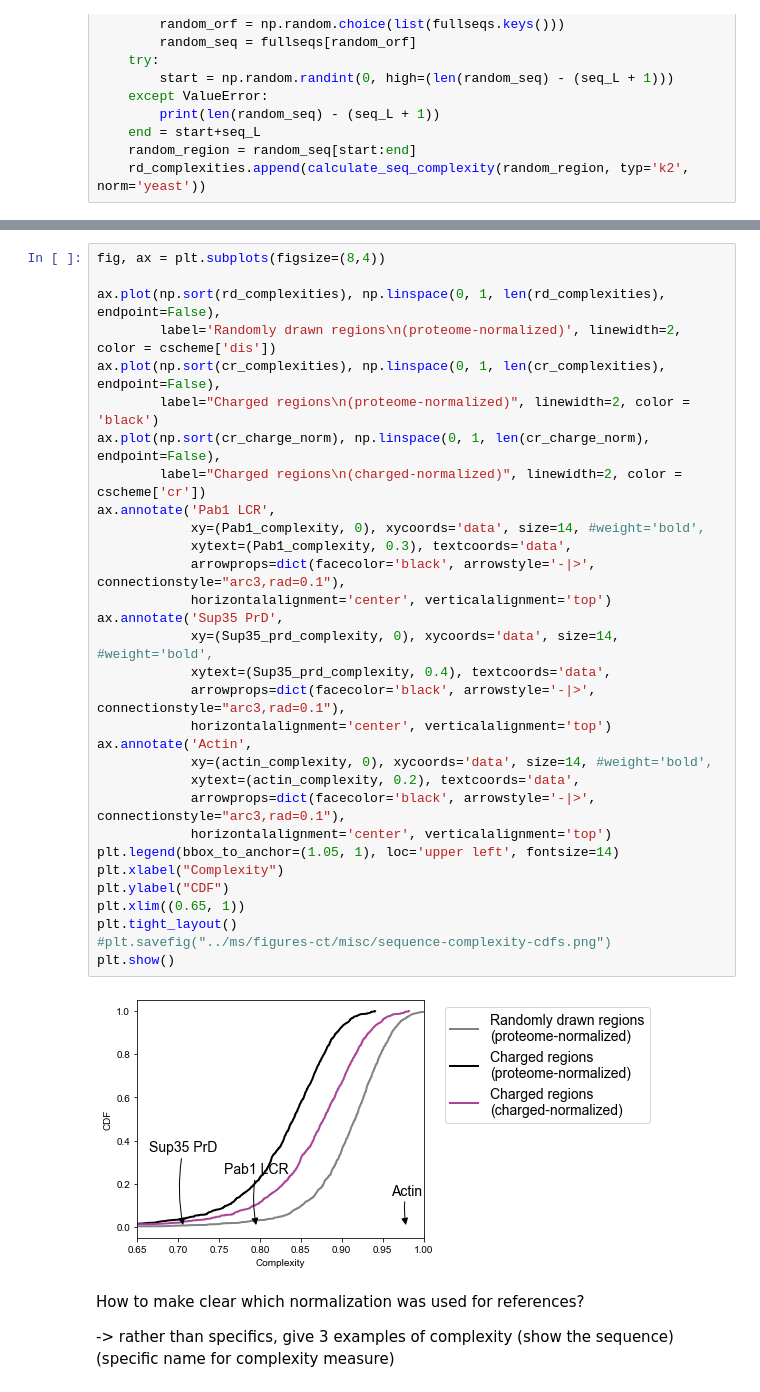
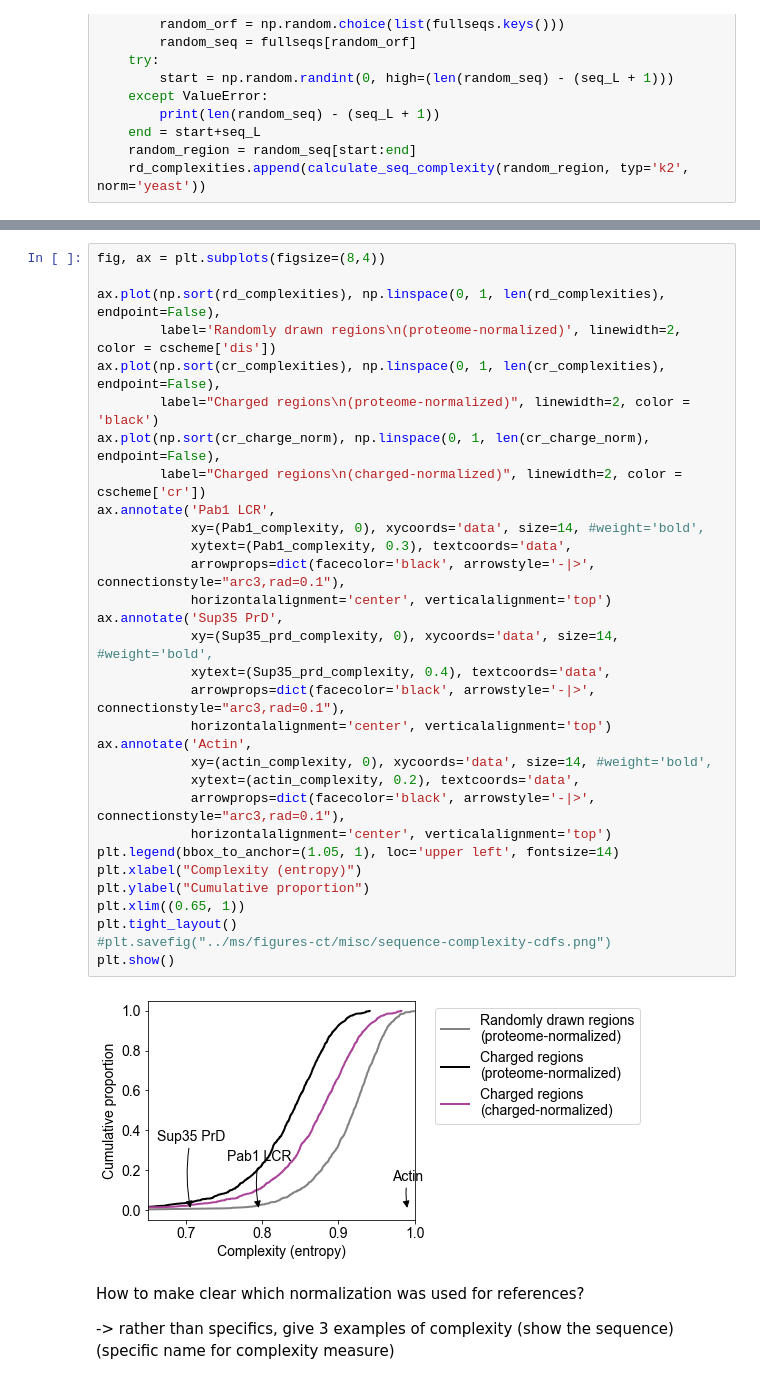
Before and after one commit to rosalindpan/hcrpaper, a Jupyter notebook: figures/Figure1.ipynb, the cells around one changed output, grey strips where cells are left out. Cells and saved outputs as stored; diff of their text form.

```diff
--- a/figures/Figure1.ipynb
+++ b/figures/Figure1.ipynb
@@ -375,36 +376,36 @@ print(actin_complexity)
 # %%
 fig, ax = plt.subplots(figsize=(8,4))
 
 ax.plot(np.sort(rd_complexities), np.linspace(0, 1, len(rd_complexities), endpoint=False),
         label='Randomly drawn regions\n(proteome-normalized)', linewidth=2, color = cscheme['dis'])
 ax.plot(np.sort(cr_complexities), np.linspace(0, 1, len(cr_complexities), endpoint=False),
         label="Charged regions\n(proteome-normalized)", linewidth=2, color = 'black')
 ax.plot(np.sort(cr_charge_norm), np.linspace(0, 1, len(cr_charge_norm), endpoint=False),
         label="Charged regions\n(charged-normalized)", linewidth=2, color = cscheme['cr'])
 ax.annotate('Pab1 LCR',
             xy=(Pab1_complexity, 0), xycoords='data', size=14, #weight='bold',
             xytext=(Pab1_complexity, 0.3), textcoords='data',
             arrowprops=dict(facecolor='black', arrowstyle='-|>', connectionstyle="arc3,rad=0.1"),
             horizontalalignment='center', verticalalignment='top')
 ax.annotate('Sup35 PrD',
             xy=(Sup35_prd_complexity, 0), xycoords='data', size=14, #weight='bold',
             xytext=(Sup35_prd_complexity, 0.4), textcoords='data',
             arrowprops=dict(facecolor='black', arrowstyle='-|>', connectionstyle="arc3,rad=0.1"),
             horizontalalignment='center', verticalalignment='top')
 ax.annotate('Actin',
             xy=(actin_complexity, 0), xycoords='data', size=14, #weight='bold',
             xytext=(actin_complexity, 0.2), textcoords='data',
             arrowprops=dict(facecolor='black', arrowstyle='-|>', connectionstyle="arc3,rad=0.1"),
             horizontalalignment='center', verticalalignment='top')
 plt.legend(bbox_to_anchor=(1.05, 1), loc='upper left', fontsize=14)
-plt.xlabel("Complexity")
-plt.ylabel("CDF")
+plt.xlabel("Complexity (entropy)")
+plt.ylabel("Cumulative proportion")
 plt.xlim((0.65, 1))
 plt.tight_layout()
 #plt.savefig("../ms/figures-ct/misc/sequence-complexity-cdfs.png")
 plt.show()
 # %% [output]
-[figure, old version]
+[figure, new version]
 # %% [markdown]
 How to make clear which normalization was used for references?
 
```
Also changed, not shown: parts of 6 cells of this notebook.
